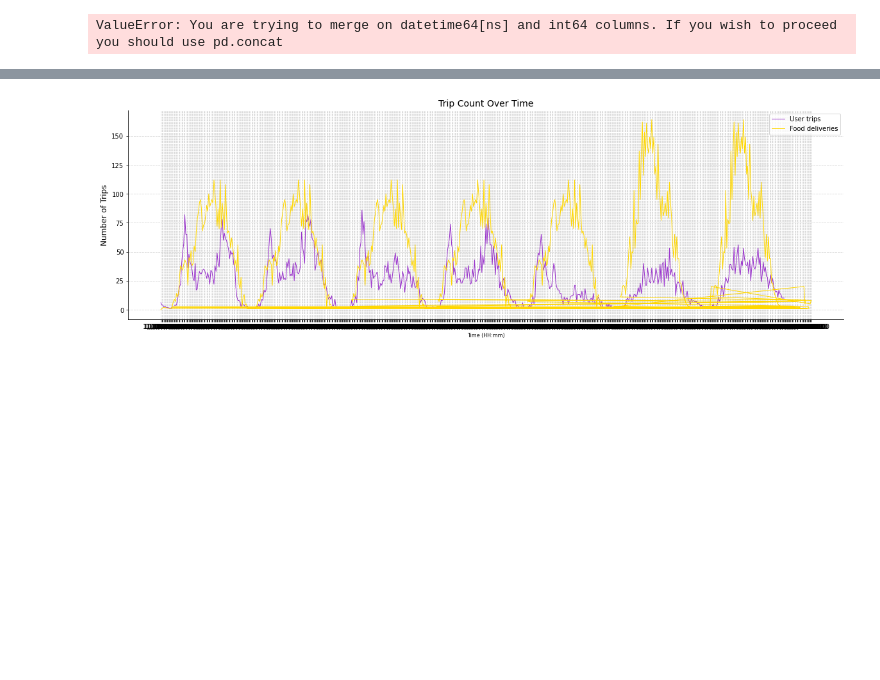
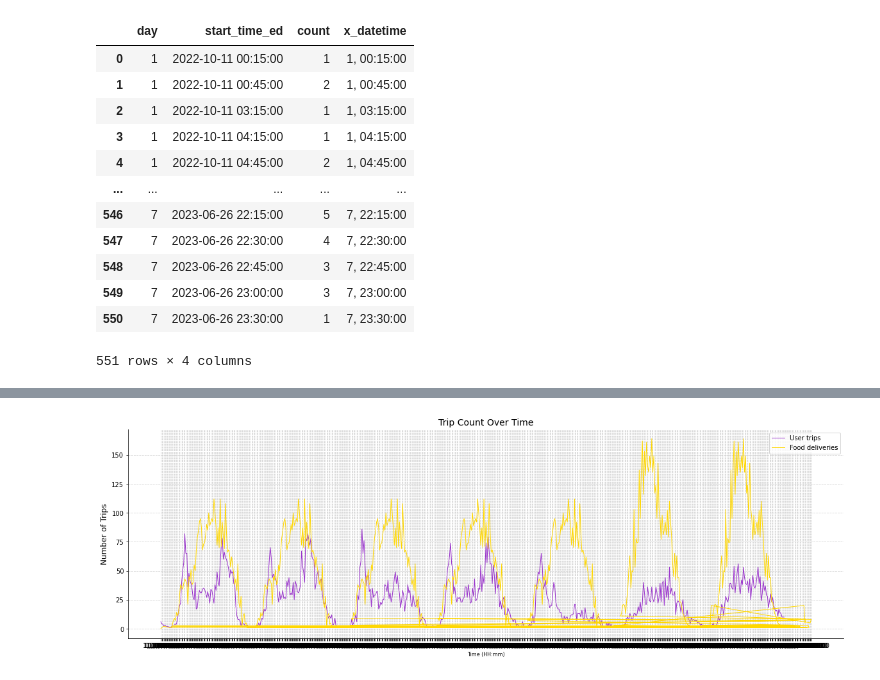
Before and after one commit to CityScope/MobilityTable_SanSebastian, a Jupyter notebook: preprocessing/DemandPlotting.ipynb, the cells around one changed output, grey strips where cells are left out. Drawn from its saved outputs; the diff is of its cells as text; code cells hidden in the pictures; blank space fills up the shorter version.

```diff
--- a/preprocessing/DemandPlotting.ipynb
+++ b/preprocessing/DemandPlotting.ipynb
@@ -6,7 +6,6 @@ import matplotlib.pyplot as plt
 df_user = pd.read_csv('/Users/naroacorettisanchez/Documents/GitHub/MultifunctionalVehicleFleets/includes/Demand/user_demand_cambridge_oct7_2019_week.csv')
 df_food= pd.read_csv('/Users/naroacorettisanchez/Documents/GitHub/MultifunctionalVehicleFleets/includes/Demand/food_demand_cambridge_week.csv')
 # %%
-
 # Extract the day from the 'starttime' column
 df_user['day'] = pd.to_datetime(df_user['starttime']).dt.day - 6
 
@@ -18,26 +17,22 @@ df_user['start_time_ed'] = pd.to_datetime(df_user['starttime']).dt.floor('15Min'
 counts_food = df_food.groupby(['day', 'start_time_ed']).size().reset_index(name='count')
 counts_user = df_user.groupby(['day', 'start_time_ed']).size().reset_index(name='count')
 
-# Create a DataFrame with one row every 15 minutes for 7 days
-days = pd.date_range(start=df_user['start_time_ed'].min(), periods=7, freq='D')
-time_intervals = pd.date_range(start='00:00:00', end='23:59:59', freq='15Min')
-index = pd.MultiIndex.from_product([days, time_intervals], names=['day', 'start_time_ed'])
-df_counts_food = pd.DataFrame(index=index).reset_index()
-df_counts_user = pd.DataFrame(index=index).reset_index()
-
-# Convert 'day' column in counts_food to match data type in df_counts_food
-counts_food['day'] = counts_food['day'].astype(int)
-counts_user['day'] = counts_user['day'].astype(int)
-# Convert 'start_time_ed' column in counts_user to datetime
-counts_user['start_time_ed'] = pd.to_datetime(counts_user['start_time_ed'])
-counts_food['start_time_ed'] = pd.to_datetime(counts_food['start_time_ed'])
-
-# Merge the counts with the complete DataFrame to fill missing values with zeros
-df_counts_food = pd.merge(df_counts_food, counts_food, how='left', on=['day', 'start_time_ed']).fillna(0)
-df_counts_user = pd.merge(df_counts_user, counts_user, how='left', on=['day', 'start_time_ed']).fillna(0)
-
 # Format the datetime columns
-df_counts_food['x_datetime'] = df_counts_food['day'].astype(str) + ', ' + df_counts_food['start_time_ed'].dt.strftime('%H:%M:%S')
-df_counts_user['x_datetime'] = df_counts_user['day'].astype(str) + ', ' + df_counts_user['start_time_ed'].dt.strftime('%H:%M:%S')
+counts_food['x_datetime'] = counts_food['day'].astype(str) + ', ' + counts_food['start_time_ed'].dt.strftime('%H:%M:%S')
+counts_user['x_datetime'] = counts_user['day'].astype(str) + ', ' + counts_user['start_time_ed'].dt.strftime('%H:%M:%S')
-# %% [output]
-ValueError: You are trying to merge on datetime64[ns] and int64 columns. If you wish to proceed you should use pd.concat
+# %%
+counts_food
+# %% [output]
+|  | day | start_time_ed | count | x_datetime |
+| 0 | 1 | 2022-10-11 00:15:00 | 1 | 1, 00:15:00 |
+| 1 | 1 | 2022-10-11 00:45:00 | 2 | 1, 00:45:00 |
+| 2 | 1 | 2022-10-11 03:15:00 | 1 | 1, 03:15:00 |
+| 3 | 1 | 2022-10-11 04:15:00 | 1 | 1, 04:15:00 |
+| 4 | 1 | 2022-10-11 04:45:00 | 2 | 1, 04:45:00 |
+| ... | ... | ... | ... | ... |
+| 546 | 7 | 2023-06-26 22:15:00 | 5 | 7, 22:15:00 |
+| 547 | 7 | 2023-06-26 22:30:00 | 4 | 7, 22:30:00 |
+| 548 | 7 | 2023-06-26 22:45:00 | 3 | 7, 22:45:00 |
+| 549 | 7 | 2023-06-26 23:00:00 | 3 | 7, 23:00:00 |
+| 550 | 7 | 2023-06-26 23:30:00 | 1 | 7, 23:30:00 |
+551 rows × 4 columns
```
Also changed, not shown: parts of 8 cells of this notebook.
